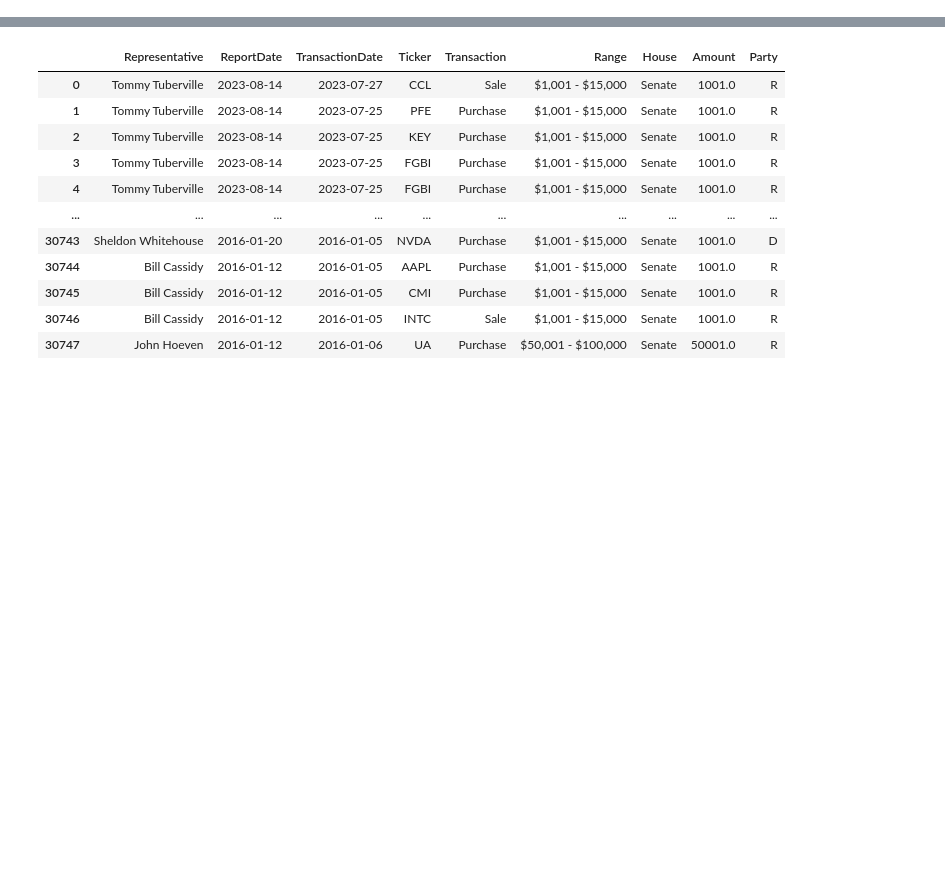
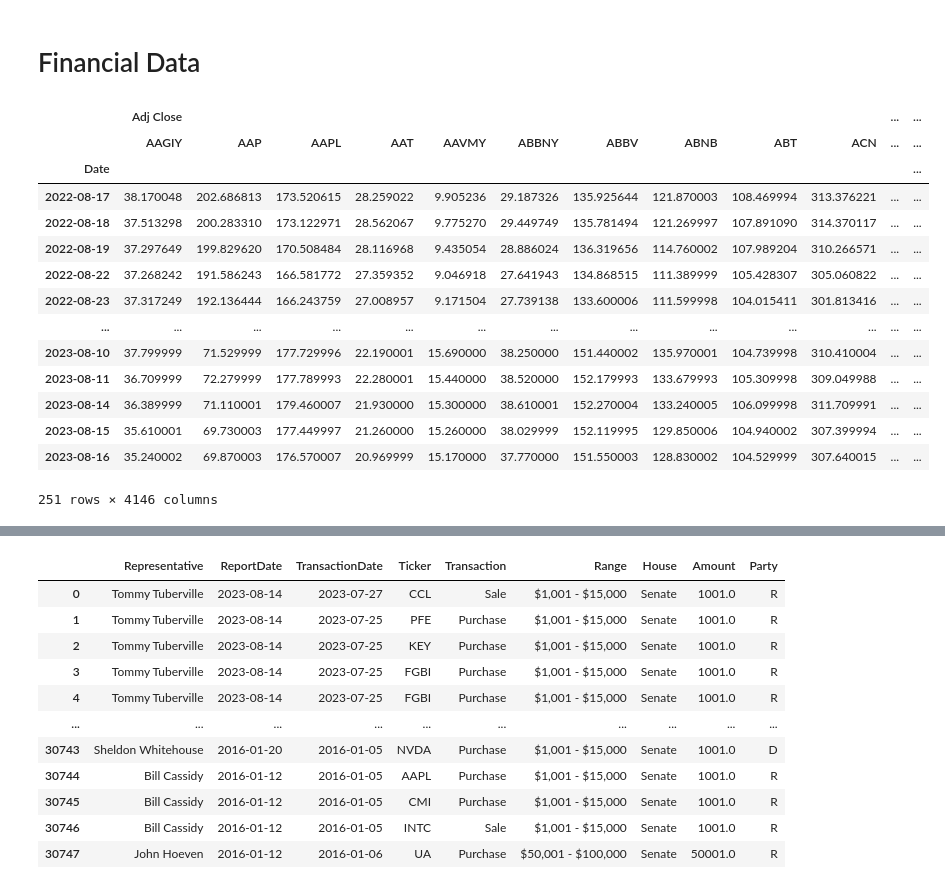
Before and after one commit to ssenhouse/project_3_congress_insider, a Jupyter notebook: quiver_api.ipynb, the cells around one changed output, grey strips where cells are left out. Drawn from its saved outputs; the diff is of its cells as text; code cells hidden in the pictures; blank space fills up the shorter version.

Commit message:
financial data merge

```diff
--- a/quiver_api.ipynb
+++ b/quiver_api.ipynb
@@ -6,0 +12,20 @@ from dotenv import load_dotenv
+# %% [markdown]
+# Financial Data
+# %%
+og_data
+# %% [output]
+|  | Adj Close |  |  |  |  |  |  |  |  |  | ... | ... |
+|  | AAGIY | AAP | AAPL | AAT | AAVMY | ABBNY | ABBV | ABNB | ABT | ACN | ... | ... |
+| Date |  |  |  |  |  |  |  |  |  |  |  | ... |
+| 2022-08-17 | 38.170048 | 202.686813 | 173.520615 | 28.259022 | 9.905236 | 29.187326 | 135.925644 | 121.870003 | 108.469994 | 313.376221 | ... | ... |
+| 2022-08-18 | 37.513298 | 200.283310 | 173.122971 | 28.562067 | 9.775270 | 29.449749 | 135.781494 | 121.269997 | 107.891090 | 314.370117 | ... | ... |
+| 2022-08-19 | 37.297649 | 199.829620 | 170.508484 | 28.116968 | 9.435054 | 28.886024 | 136.319656 | 114.760002 | 107.989204 | 310.266571 | ... | ... |
+| 2022-08-22 | 37.268242 | 191.586243 | 166.581772 | 27.359352 | 9.046918 | 27.641943 | 134.868515 | 111.389999 | 105.428307 | 305.060822 | ... | ... |
+| 2022-08-23 | 37.317249 | 192.136444 | 166.243759 | 27.008957 | 9.171504 | 27.739138 | 133.600006 | 111.599998 | 104.015411 | 301.813416 | ... | ... |
+| ... | ... | ... | ... | ... | ... | ... | ... | ... | ... | ... | ... | ... |
+| 2023-08-10 | 37.799999 | 71.529999 | 177.729996 | 22.190001 | 15.690000 | 38.250000 | 151.440002 | 135.970001 | 104.739998 | 310.410004 | ... | ... |
+| 2023-08-11 | 36.709999 | 72.279999 | 177.789993 | 22.280001 | 15.440000 | 38.520000 | 152.179993 | 133.679993 | 105.309998 | 309.049988 | ... | ... |
+| 2023-08-14 | 36.389999 | 71.110001 | 179.460007 | 21.930000 | 15.300000 | 38.610001 | 152.270004 | 133.240005 | 106.099998 | 311.709991 | ... | ... |
+| 2023-08-15 | 35.610001 | 69.730003 | 177.449997 | 21.260000 | 15.260000 | 38.029999 | 152.119995 | 129.850006 | 104.940002 | 307.399994 | ... | ... |
+| 2023-08-16 | 35.240002 | 69.870003 | 176.570007 | 20.969999 | 15.170000 | 37.770000 | 151.550003 | 128.830002 | 104.529999 | 307.640015 | ... | ... |
+251 rows × 4146 columns
```
Also changed, not shown: parts of 27 cells of this notebook, 2 other files.
